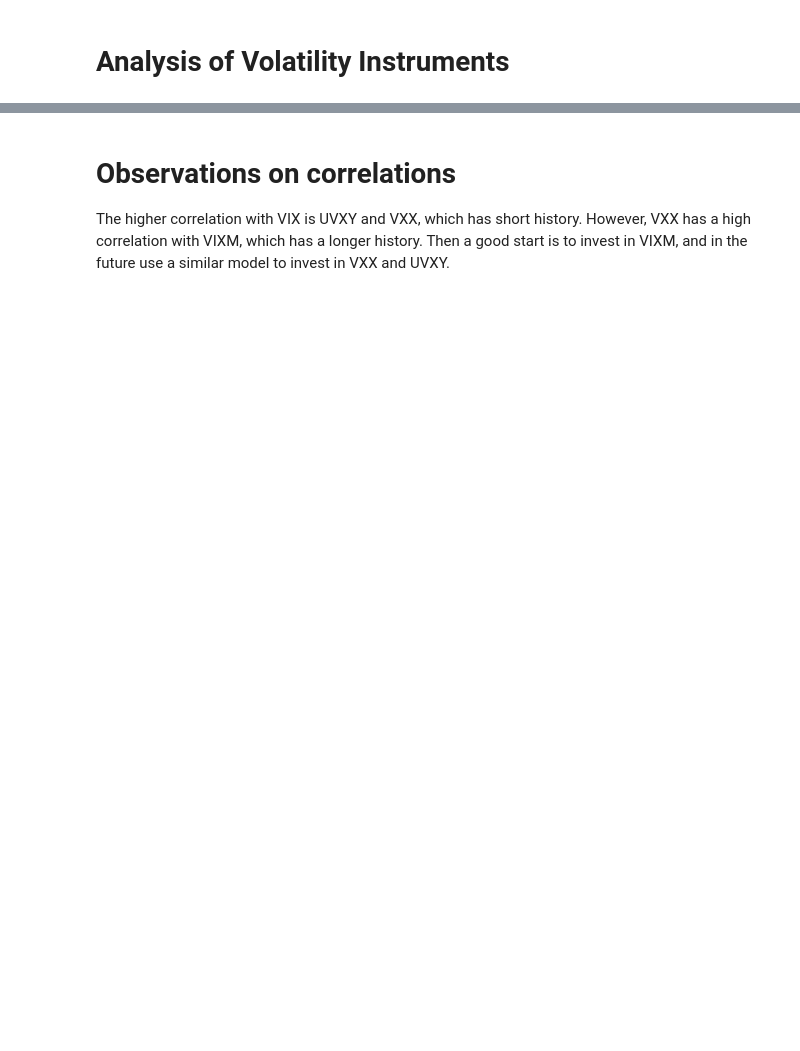
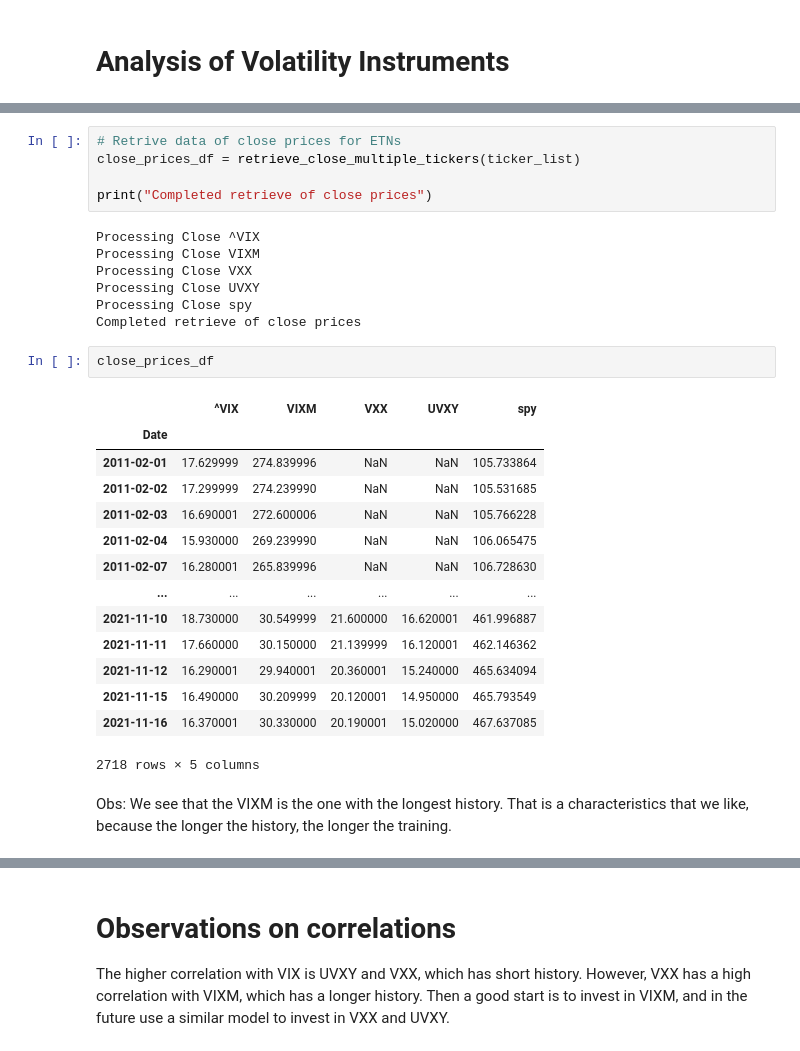
Before and after one commit to paocarvajal1912/VIXM-Algorithmic-Strategy, a Jupyter notebook: analysis/volatility_security_analysis.ipynb, the cells around one changed output, grey strips where cells are left out. Drawn from its saved outputs; the diff is of its cells as text; blank space fills up the shorter version.

```diff
--- a/analysis/volatility_security_analysis.ipynb
+++ b/analysis/volatility_security_analysis.ipynb
@@ -134,0 +34,31 @@ returns.describe()
+# %%
+# Retrive data of close prices for ETNs
+close_prices_df = retrieve_close_multiple_tickers(ticker_list)
+
+print("Completed retrieve of close prices")
+# %% [output]
+Processing Close ^VIX
+Processing Close VIXM
+Processing Close VXX
+Processing Close UVXY
+Processing Close spy
+Completed retrieve of close prices
+# %%
+close_prices_df
+# %% [output]
+|  | ^VIX | VIXM | VXX | UVXY | spy |
+| Date |  |  |  |  |  |
+| 2011-02-01 | 17.629999 | 274.839996 | NaN | NaN | 105.733864 |
+| 2011-02-02 | 17.299999 | 274.239990 | NaN | NaN | 105.531685 |
+| 2011-02-03 | 16.690001 | 272.600006 | NaN | NaN | 105.766228 |
+| 2011-02-04 | 15.930000 | 269.239990 | NaN | NaN | 106.065475 |
+| 2011-02-07 | 16.280001 | 265.839996 | NaN | NaN | 106.728630 |
+| ... | ... | ... | ... | ... | ... |
+| 2021-11-10 | 18.730000 | 30.549999 | 21.600000 | 16.620001 | 461.996887 |
+| 2021-11-11 | 17.660000 | 30.150000 | 21.139999 | 16.120001 | 462.146362 |
+| 2021-11-12 | 16.290001 | 29.940001 | 20.360001 | 15.240000 | 465.634094 |
+| 2021-11-15 | 16.490000 | 30.209999 | 20.120001 | 14.950000 | 465.793549 |
+| 2021-11-16 | 16.370001 | 30.330000 | 20.190001 | 15.020000 | 467.637085 |
+2718 rows × 5 columns
+# %% [markdown]
+Obs: We see that the VIXM is the one with the longest history. That is a characteristics that we like, because the longer the history, the longer the training.
```
Also changed, not shown: parts of 22 cells of this notebook.
